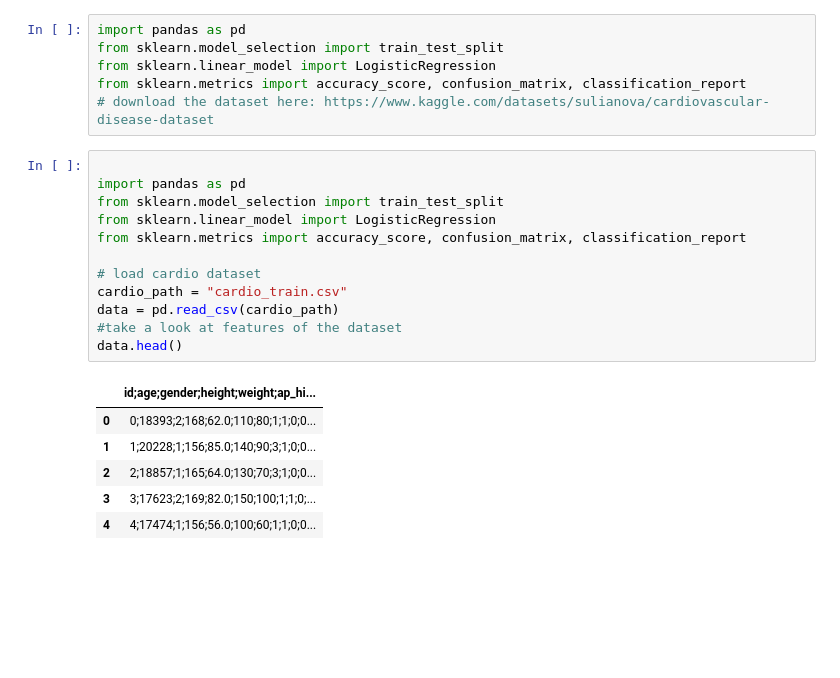
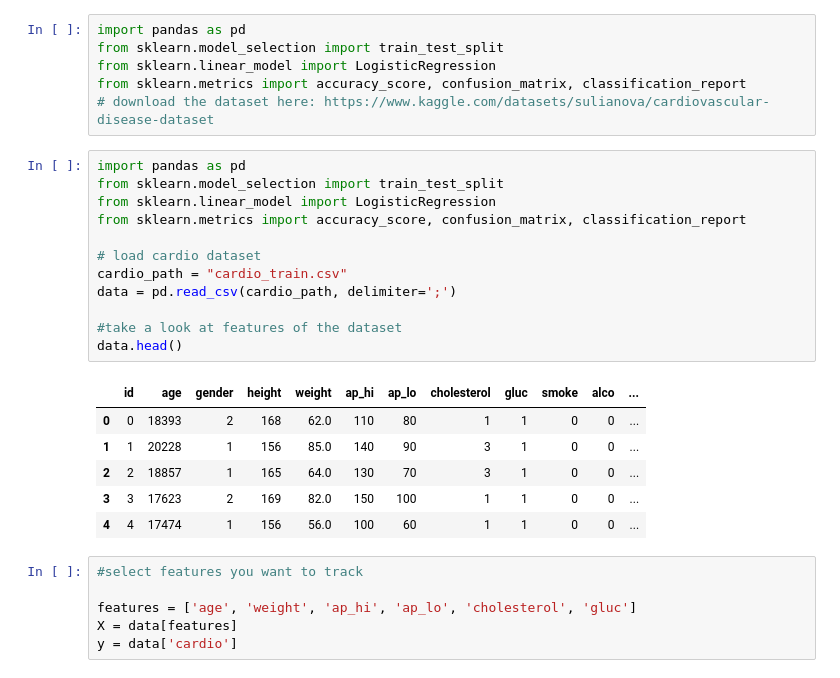
Before and after one commit to avery-lockwood/CIS96FDemoModels, a Jupyter notebook: class proj.ipynb, the cells around one changed output. Saved outputs shown, nothing was run; the diff lists cells and outputs as text; blank space fills up the shorter version.

```diff
--- a/class proj.ipynb
+++ b/class proj.ipynb
@@ -116,21 +116,27 @@ from sklearn.linear_model import LogisticRegression
 from sklearn.metrics import accuracy_score, confusion_matrix, classification_report
 # download the dataset here: https://www.kaggle.com/datasets/sulianova/cardiovascular-disease-dataset
 # %%
-
 import pandas as pd
 from sklearn.model_selection import train_test_split
 from sklearn.linear_model import LogisticRegression
 from sklearn.metrics import accuracy_score, confusion_matrix, classification_report
 
 # load cardio dataset
 cardio_path = "cardio_train.csv"
-data = pd.read_csv(cardio_path)
+data = pd.read_csv(cardio_path, delimiter=';')
+
 #take a look at features of the dataset
 data.head()
 # %% [output]
-|  | id;age;gender;height;weight;ap_hi... |
-| 0 | 0;18393;2;168;62.0;110;80;1;1;0;0... |
-| 1 | 1;20228;1;156;85.0;140;90;3;1;0;0... |
-| 2 | 2;18857;1;165;64.0;130;70;3;1;0;0... |
-| 3 | 3;17623;2;169;82.0;150;100;1;1;0;... |
-| 4 | 4;17474;1;156;56.0;100;60;1;1;0;0... |
+|  | id | age | gender | height | weight | ap_hi | ap_lo | cholesterol | gluc | smoke | alco | ... |
+| 0 | 0 | 18393 | 2 | 168 | 62.0 | 110 | 80 | 1 | 1 | 0 | 0 | ... |
+| 1 | 1 | 20228 | 1 | 156 | 85.0 | 140 | 90 | 3 | 1 | 0 | 0 | ... |
+| 2 | 2 | 18857 | 1 | 165 | 64.0 | 130 | 70 | 3 | 1 | 0 | 0 | ... |
+| 3 | 3 | 17623 | 2 | 169 | 82.0 | 150 | 100 | 1 | 1 | 0 | 0 | ... |
+| 4 | 4 | 17474 | 1 | 156 | 56.0 | 100 | 60 | 1 | 1 | 0 | 0 | ... |
+# %%
+#select features you want to track
+
+features = ['age', 'weight', 'ap_hi', 'ap_lo', 'cholesterol', 'gluc']
+X = data[features]
+y = data['cardio']
```
Also changed, not shown: parts of 2 cells of this notebook.
